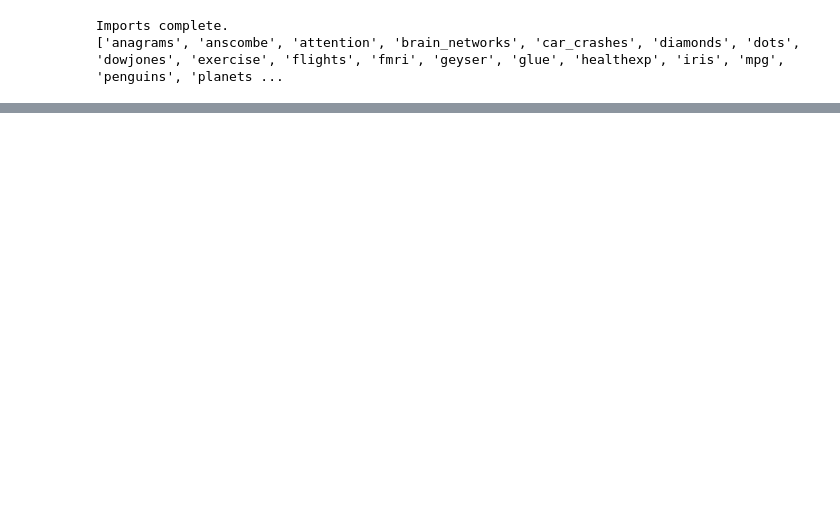
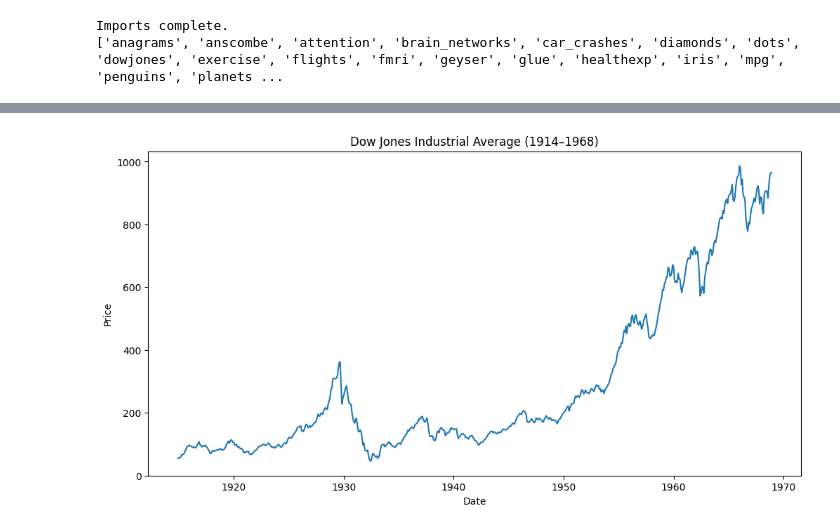
Before and after one commit to chaupalma81-commits/datafun-06-eda, a Jupyter notebook: Notebook/chau_eda.ipynb, the cells around one changed output, grey strips where cells are left out. Cells and saved outputs as stored; diff of their text form; code cells hidden in the pictures; blank space fills up the shorter version.

```diff
--- a/Notebook/chau_eda.ipynb
+++ b/Notebook/chau_eda.ipynb
@@ -85,0 +142,13 @@ memory usage: 10.3 KB
+# %%
+# Cleaning the Date column count plot by showing a comprehensible x-axis with fewer ticks
+
+dowjones["Date"] = pd.to_datetime(dowjones["Date"])
+
+plt.figure(figsize=(12,6))
+plt.plot(dowjones["Date"], dowjones["Price"])
+plt.title("Dow Jones Industrial Average (1914–1968)")
+plt.xlabel("Date")
+plt.ylabel("Price")
+plt.show()
+# %% [output]
+[figure, added]
```
Also changed, not shown: parts of 29 cells of this notebook, 1 other file.
